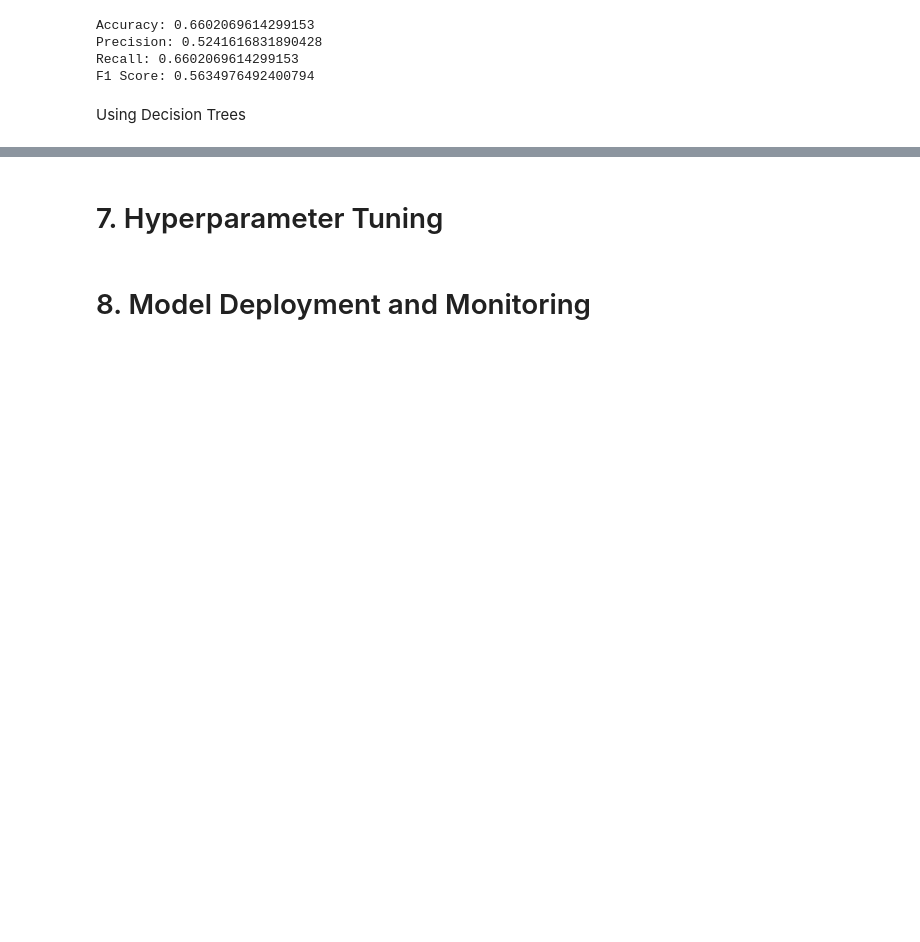
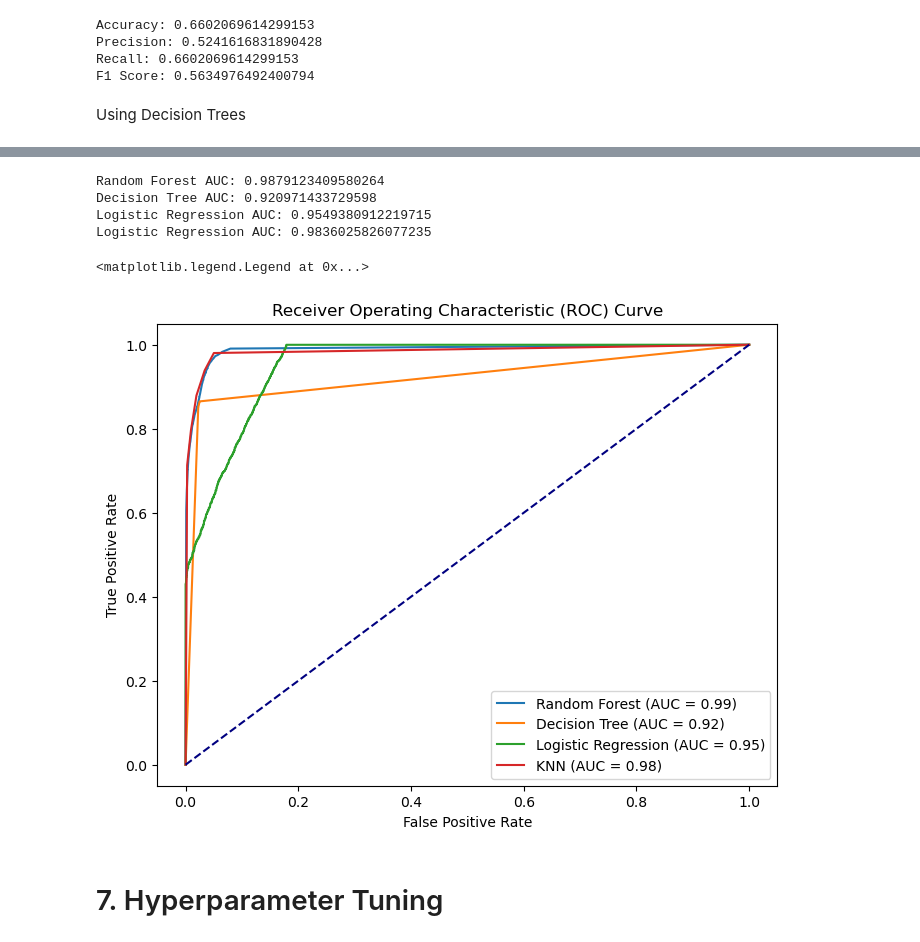
Before and after one commit to kohlerch/G4C-Project, a Jupyter notebook: Project/big-cities-health/Deaths.ipynb, the cells around one changed output, grey strips where cells are left out. Cells and saved outputs as stored; diff of their text form; code cells hidden in the pictures; blank space fills up the shorter version.

```diff
--- a/Project/big-cities-health/Deaths.ipynb
+++ b/Project/big-cities-health/Deaths.ipynb
@@ -709,4 +768,45 @@ F1 Score: 0.8572205820143144
+# %%
+# Random Forest
+y_pred_rf = RF.predict_proba(X_test)  # Assuming rf is your trained Random Forest model
+fpr_rf, tpr_rf, _ = roc_curve(label_binarize(y_test, classes=np.unique(y_test)).ravel(), y_pred_rf.ravel())
+auc_rf = auc(fpr_rf, tpr_rf)
+print(f"Random Forest AUC: {auc_rf}")
+
+# Decision Tree
+y_pred_dt = DT.predict_proba(X_test)  # Assuming dt is your trained Decision Tree model
+fpr_dt, tpr_dt, _ = roc_curve(label_binarize(y_test, classes=np.unique(y_test)).ravel(), y_pred_dt.ravel())
+auc_dt = auc(fpr_dt, tpr_dt)
+print(f"Decision Tree AUC: {auc_dt}")
+
+# Logistic Regression
+y_pred_lr = LogReg.predict_proba(X_test)  # Assuming lr is your trained Logistic Regression model
+fpr_lr, tpr_lr, _ = roc_curve(label_binarize(y_test, classes=np.unique(y_test)).ravel(), y_pred_lr.ravel())
+auc_lr = auc(fpr_lr, tpr_lr)
+print(f"Logistic Regression AUC: {auc_lr}")
+
+# KNN
+y_pred_knn = knn.predict_proba(X_test)  # Assuming lr is your trained Logistic Regression model
+fpr_knn, tpr_knn, _ = roc_curve(label_binarize(y_test, classes=np.unique(y_test)).ravel(), y_pred_knn.ravel())
+auc_knn = auc(fpr_knn, tpr_knn)
+print(f"Logistic Regression AUC: {auc_knn}")
+
+# Plotting the ROC curves
+plt.figure(figsize=(8, 6))
+plt.plot(fpr_rf, tpr_rf, label=f"Random Forest (AUC = {auc_rf:.2f})")
+plt.plot(fpr_dt, tpr_dt, label=f"Decision Tree (AUC = {auc_dt:.2f})")
+plt.plot(fpr_lr, tpr_lr, label=f"Logistic Regression (AUC = {auc_lr:.2f})")
+plt.plot(fpr_knn, tpr_knn, label=f"KNN (AUC = {auc_knn:.2f})")
+plt.plot([0, 1], [0, 1], color='navy', linestyle='--')
+plt.xlabel('False Positive Rate')
+plt.ylabel('True Positive Rate')
+plt.title('Receiver Operating Characteristic (ROC) Curve')
+plt.legend(loc='lower right')
+# %% [output]
+Random Forest AUC: 0.9879123409580264
+Decision Tree AUC: 0.920971433729598
+Logistic Regression AUC: 0.9549380912219715
+Logistic Regression AUC: 0.9836025826077235
+<matplotlib.legend.Legend at 0x...>
+[figure, added]
 # %% [markdown]
 # 7. Hyperparameter Tuning
-# %% [markdown]
-# 8. Model Deployment and Monitoring
```
Also changed, not shown: parts of 21 cells of this notebook.
